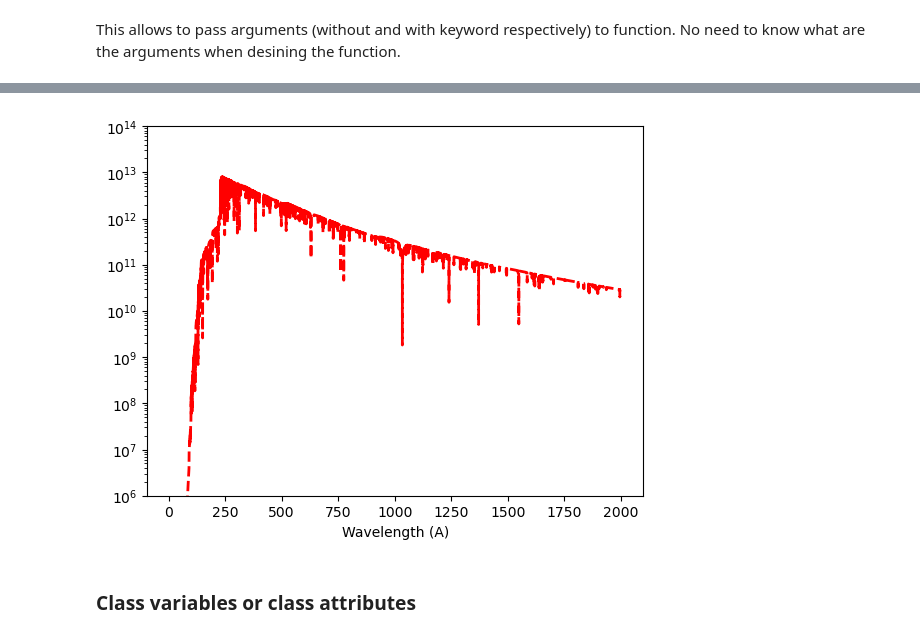
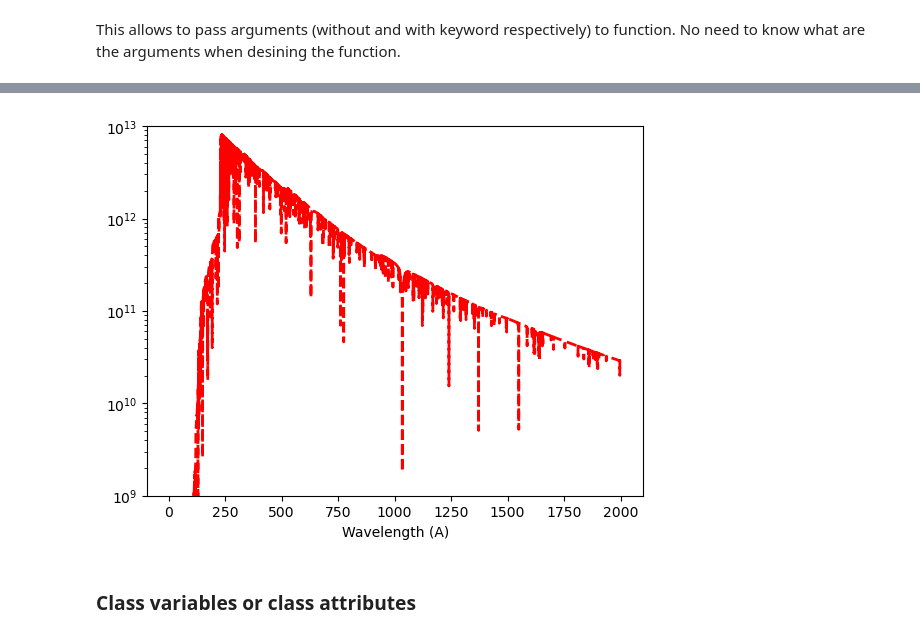
Before and after one commit to Morisset/Python-lectures-Notebooks, a Jupyter notebook: Lecture_Notebooks/OOP.ipynb, the cells around one changed output, grey strips where cells are left out. Saved outputs shown, nothing was run; the diff lists cells and outputs as text; code cells hidden in the pictures.

```diff
--- a/Lecture_Notebooks/OOP.ipynb
+++ b/Lecture_Notebooks/OOP.ipynb
@@ -649,4 +659,5 @@ sp1 = Stel_Spectrum(T=100000, logg=5)
 print(sp1)
 fig, ax = plt.subplots()
 sp1.plot_spr(ax, 'r', linewidth=2, linestyle='--') # any extra argument is passed to plot
+ax.set_ylim(1e9, 1e13);
 # %% [output]
@@ -654,5 +664,5 @@ Downloading 0100000_5.00_33_50_02_15.bin_0.1.gz
 Filename: 0100000_5.00_33_50_02_15.bin_0.1.gz, number of points: 19951
-[figure, old version]
+[figure, new version]
 # %% [markdown]
 ### Class variables or class attributes
 # %% [markdown]
```
Also changed, not shown: parts of 10 cells of this notebook.
